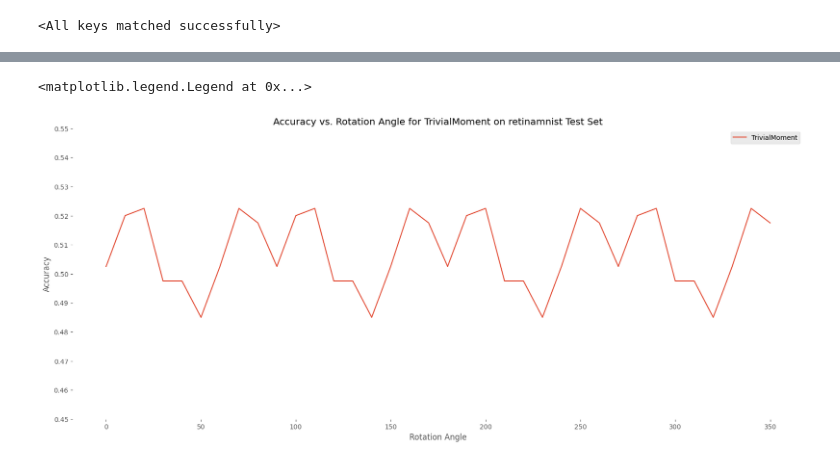
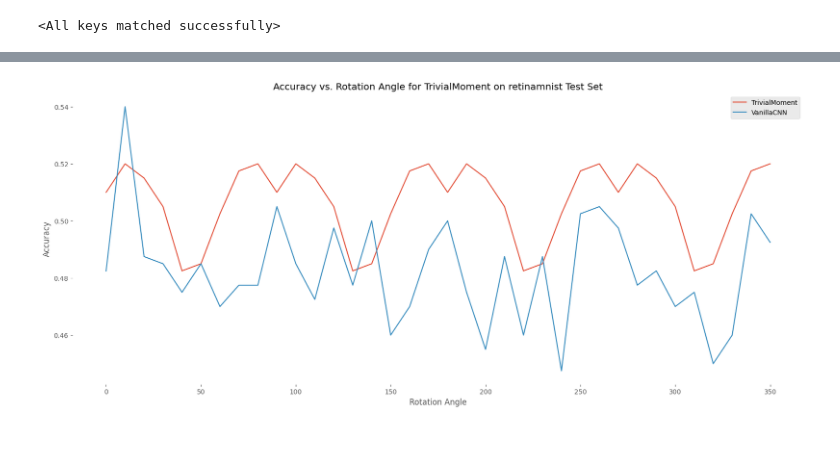
Before and after one commit to twardlab/rotnet, a Jupyter notebook: benchmark/benchmark.ipynb, the cells around one changed output, grey strips where cells are left out. Saved outputs shown, nothing was run; the diff lists cells and outputs as text; code cells hidden in the pictures.

Commit message:
Added figures and code for equivariance over more rotations on circular images

```diff
--- a/benchmark/benchmark.ipynb
+++ b/benchmark/benchmark.ipynb
@@ -597,14 +610,19 @@ accuracy_: 0.45
 # %%
 plt.style.use('ggplot')
 fig, ax = plt.subplots(figsize = (20, 8))
 ax.plot(angles, accuracysave, label = model_name)
-#ax.plot(angles, accuracysave_, label = 'VanillaCNN')
+ax.plot(angles, accuracysave_, label = 'VanillaCNN')
 ax.set_xlabel('Rotation Angle')
 ax.set_ylabel('Accuracy')
 ax.patch.set_facecolor('white')
 ax.set_title(f"Accuracy vs. Rotation Angle for {model_name} on {data_flag} Test Set")
-ax.set_yticks(np.arange(0.45, 0.55, 0.01))
 plt.legend()
+
+# save the plot
+fig_path = os.path.join(os.getcwd(), "benchmark", "figures", f"{data_flag}", f"run{run}", f"{model_name}")
+if not os.path.exists(fig_path):
+    os.makedirs(fig_path)
+
+fig.savefig(os.path.join(fig_path, f"{model_name}_rotation_accuracy.png"))
 # %% [output]
-<matplotlib.legend.Legend at 0x...>
-[figure, old version]
+[figure, new version]
```
Also changed, not shown: parts of 8 cells of this notebook, 1 other file.
